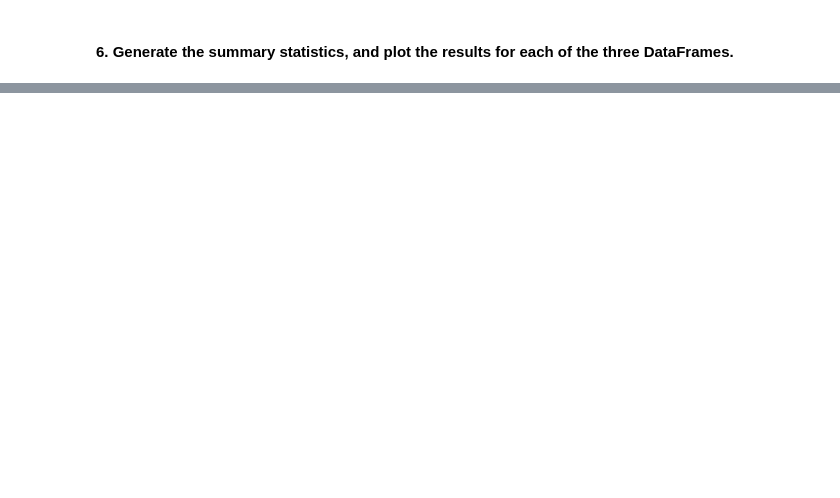
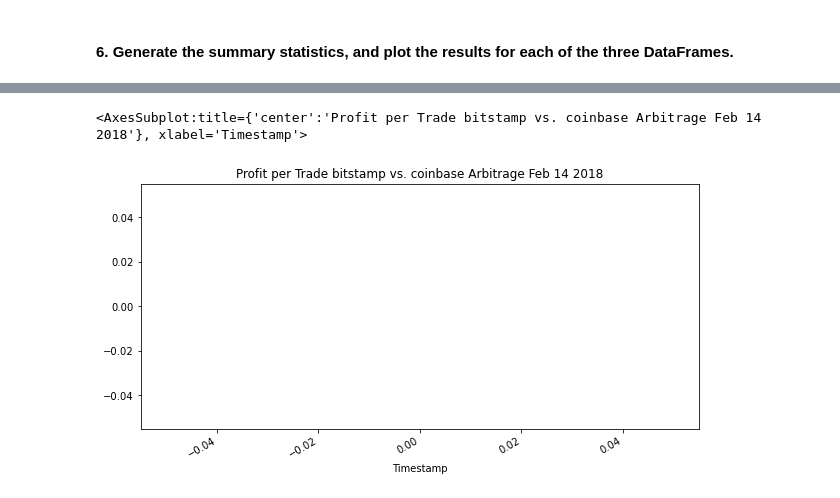
Before and after one commit to jgrichardson/crypto_arbitrage, a Jupyter notebook: crypto_arbitrage.ipynb, the cells around one changed output, grey strips where cells are left out. Saved outputs shown, nothing was run; the diff lists cells and outputs as text; code cells hidden in the pictures; blank space fills up the shorter version.

```diff
--- a/crypto_arbitrage.ipynb
+++ b/crypto_arbitrage.ipynb
@@ -491 +372,7 @@ max      606.800000
 Name: Close, dtype: float64
+# %%
+# Middle Period
+arbitrage_spread_middle = bitstamp.loc[:, "Close"].loc['2018-02-14'] - coinbase.loc[:, "Close"].loc['2018-02-14']
+
+# Use a conditional statement to generate the summary statistics for each arbitrage_spread DataFrame
+arbitrage_spread_middle.describe()
@@ -508 +421,6 @@ Timestamp
 Name: Close, dtype: float64
+# %%
+# Middle Period
+
+spread_return_middle = arbitrage_spread_middle[arbitrage_spread_middle>0] / bitstamp['Close'].loc['2018-02-14']
+spread_return_middle.head()
@@ -525 +466,7 @@ Timestamp
 Name: Close, dtype: float64
+# %%
+# Middle Period
+profitable_trades_middle = spread_return_middle[spread_return_middle > .01]
+
+# Review the first five profitable trades
+profitable_trades_middle.head()
@@ -567,0 +549,9 @@ Name: Close, Length: 73, dtype: float64
+# %%
+# Middle Period
+profit_middle = profitable_trades_middle * bitstamp['Close'].loc['2018-02-14']
+
+# Drop any missing values from the profit DataFrame
+profit_per_trade_middle = profit_middle.dropna()
+
+# View the early profit DataFrame
+profit_per_trade_middle.head()
@@ -582,0 +622,6 @@ Name: Close, dtype: float64
+# %%
+# Middle Period
+profit_per_trade_middle.plot(figsize=(10, 5), title="Profit per Trade bitstamp vs. coinbase Arbitrage Feb 14 2018", color="red")
+# %% [output]
+<AxesSubplot:title={'center':'Profit per Trade bitstamp vs. coinbase Arbitrage Feb 14 2018'}, xlabel='Timestamp'>
+[figure, added]
```
Also changed, not shown: parts of 52 cells of this notebook.
